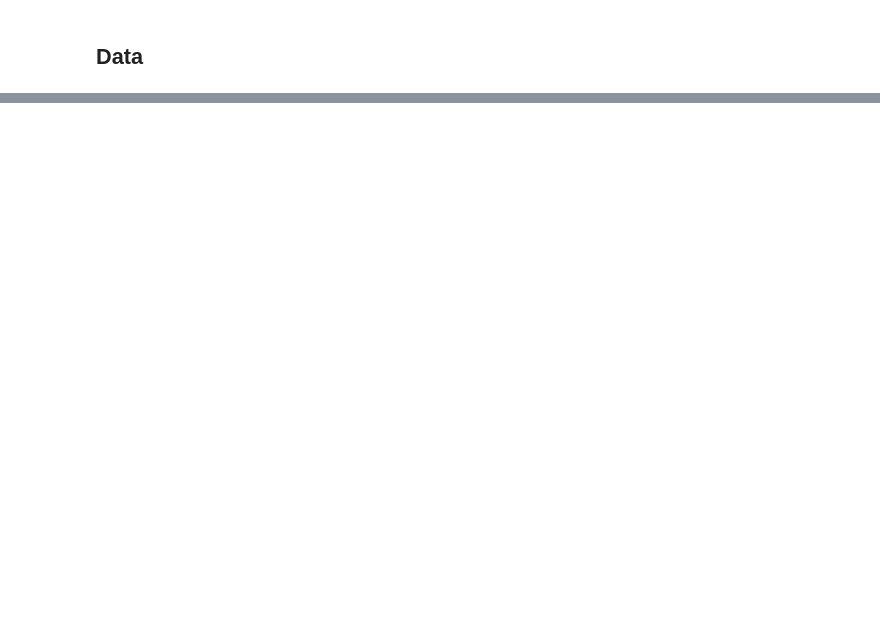
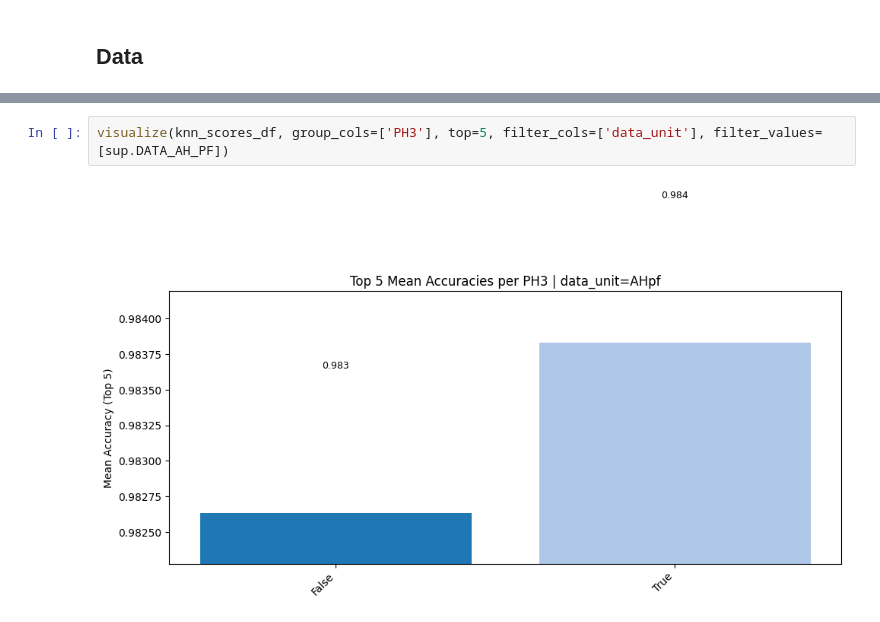
Before and after one commit to dasantac/TOG, a Jupyter notebook: src/TRAIN/KNNanalysis.ipynb, the cells around one changed output, grey strips where cells are left out. Drawn from its saved outputs; the diff is of its cells as text; blank space fills up the shorter version.

```diff
--- a/src/TRAIN/KNNanalysis.ipynb
+++ b/src/TRAIN/KNNanalysis.ipynb
@@ -75,0 +105,4 @@ knn_ahpf_df.sort_values(by="accuracy", ascending=False)
+# %%
+visualize(knn_scores_df, group_cols=['PH3'], top=5, filter_cols=['data_unit'], filter_values=[sup.DATA_AH_PF])
+# %% [output]
+[figure, added]
```
Also changed, not shown: parts of 44 cells of this notebook, 16 other files.
